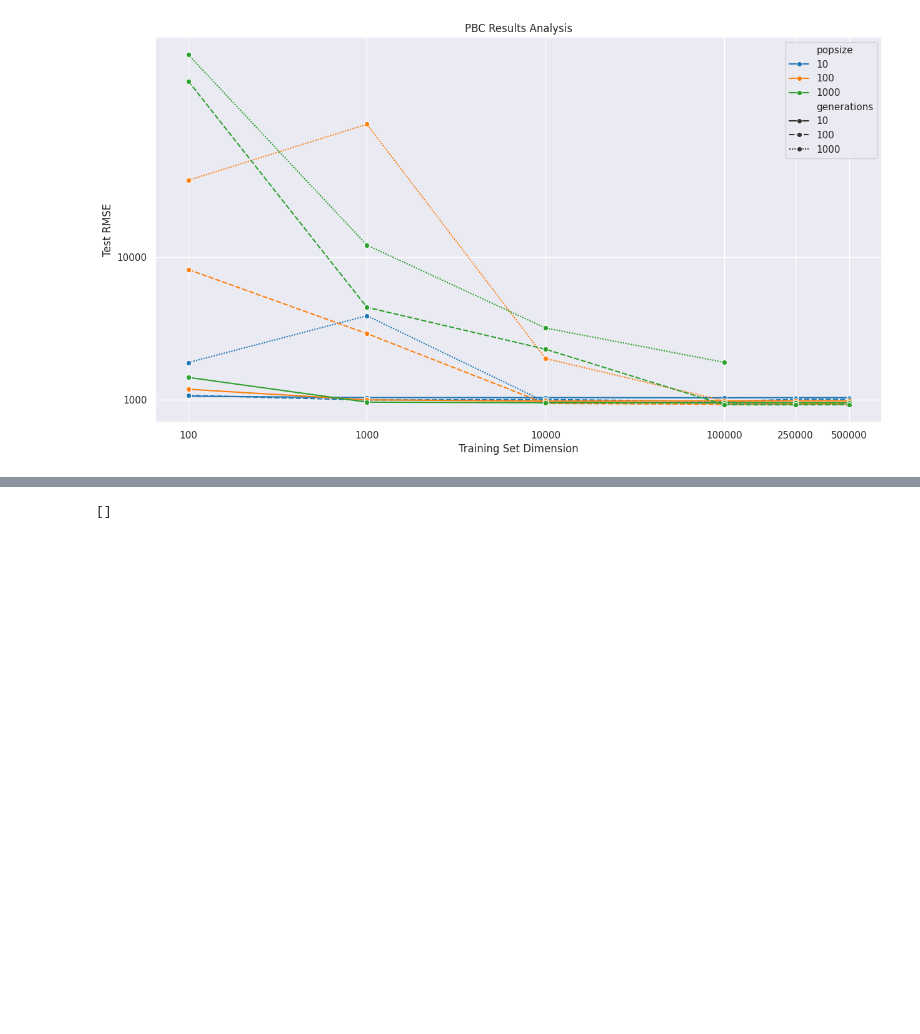
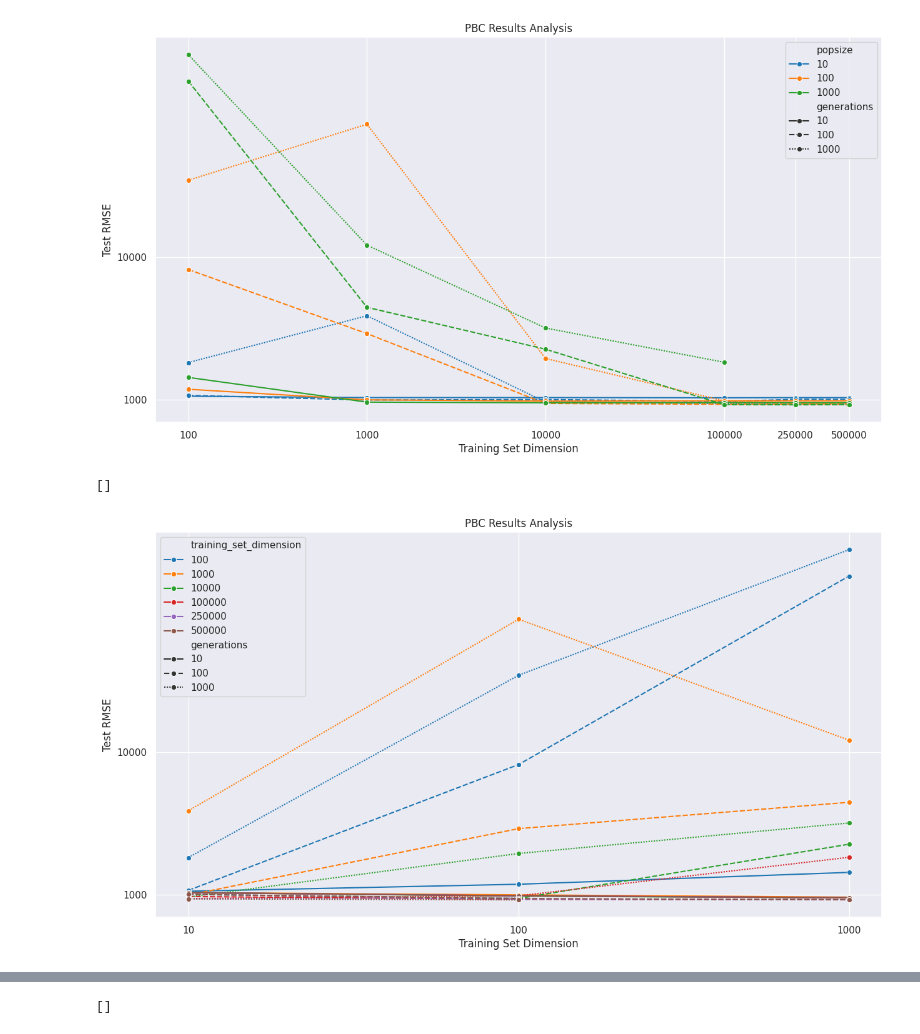
Before and after one commit to simonedivo/Data-Analysis, a Jupyter notebook: plot_analysis.ipynb, the cells around one changed output, grey strips where cells are left out. Drawn from its saved outputs; the diff is of its cells as text; code cells hidden in the pictures; blank space fills up the shorter version.

Commit message:
MORE PLOTS!

```diff
--- a/plot_analysis.ipynb
+++ b/plot_analysis.ipynb
@@ -189,3 +207,24 @@ pbc_plot.plot()
 # %% [output]
 []
 [figure]
+# %%
+sns.set_theme(rc={'figure.figsize':(15,8)})
+#sns.set_theme(style="darkgrid")
+
+pbc_plot = sns.lineplot(data=median_pbc_dataframe, x='popsize', y='median_test_rmse', hue='training_set_dimension', style='generations', marker='o', errorbar=None, palette='tab10')
+pbc_plot.set_xscale('log')
+pbc_plot.set_yscale('log')
+pbc_plot.set_title('PBC Results Analysis')
+pbc_plot.set_xlabel('Training Set Dimension')
+pbc_plot.set_ylabel('Test RMSE')
+pbc_plot.set_xticks([0, 10, 100, 1000, 10000, 100000, 250000, 500000])
+pbc_plot.set_xticklabels([0, 10, 100, 1000, 10000, 100000, 250000, 500000])
+pbc_plot.set_yticks([0, 100, 1000, 10000])
+pbc_plot.set_yticklabels([0, 100, 1000, 10000])
+#pbc_plot.set_xlim(100)
+#pbc_plot.set_ylim(0, 100000)
+
+pbc_plot.plot()
+# %% [output]
+[]
+[figure, added]
```
Also changed, not shown: parts of 8 cells of this notebook.
